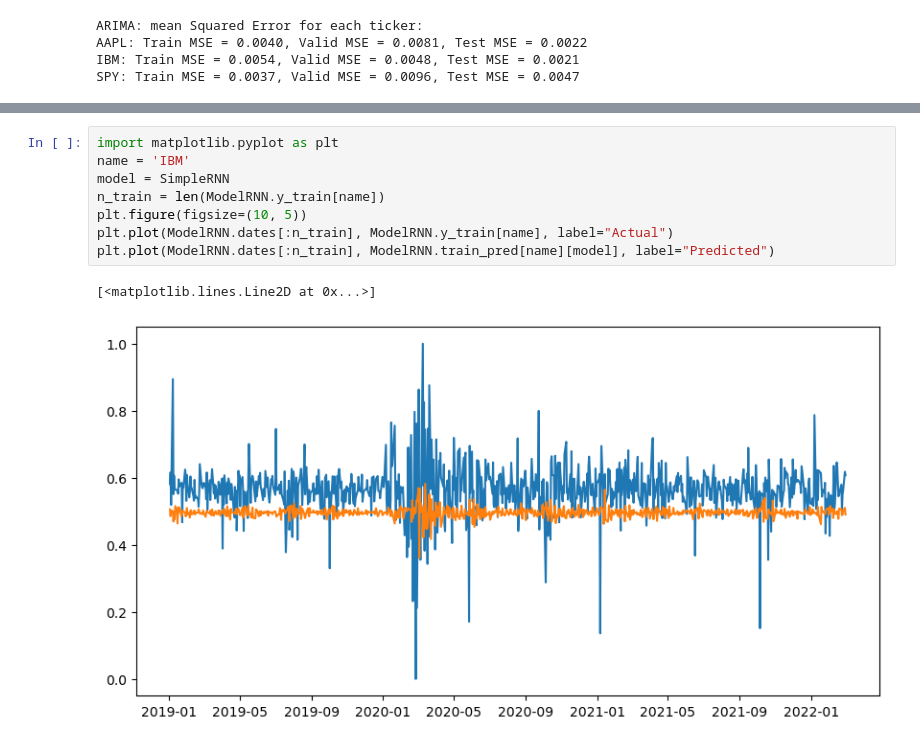
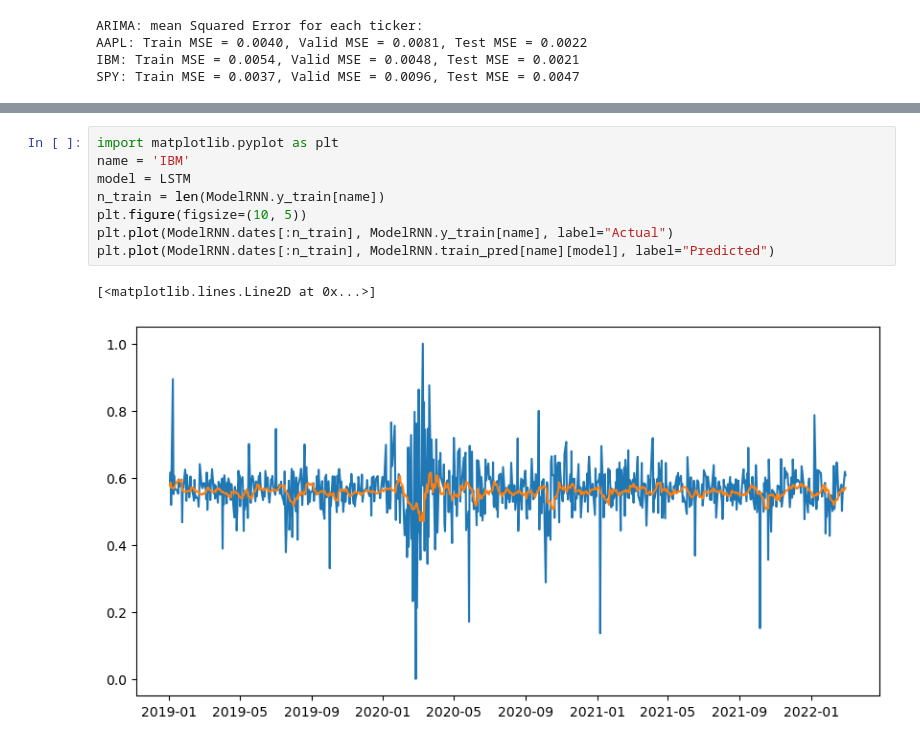
Before and after one commit to yshirai999/Erdos-project, a Jupyter notebook: Main.ipynb, the cells around one changed output, grey strips where cells are left out. Saved outputs shown, nothing was run; the diff lists cells and outputs as text.

```diff
--- a/Main.ipynb
+++ b/Main.ipynb
@@ -99,11 +121,11 @@ SPY: Train MSE = 0.0037, Valid MSE = 0.0064, Test MSE = 0.0031
 # %%
 import matplotlib.pyplot as plt
 name = 'IBM'
-model = SimpleRNN
+model = LSTM
 n_train = len(ModelRNN.y_train[name])
 plt.figure(figsize=(10, 5))
 plt.plot(ModelRNN.dates[:n_train], ModelRNN.y_train[name], label="Actual")
 plt.plot(ModelRNN.dates[:n_train], ModelRNN.train_pred[name][model], label="Predicted")
 # %% [output]
 [<matplotlib.lines.Line2D at 0x...>]
-[figure, old version]
+[figure, new version]
```
Also changed, not shown: parts of 3 cells of this notebook.
